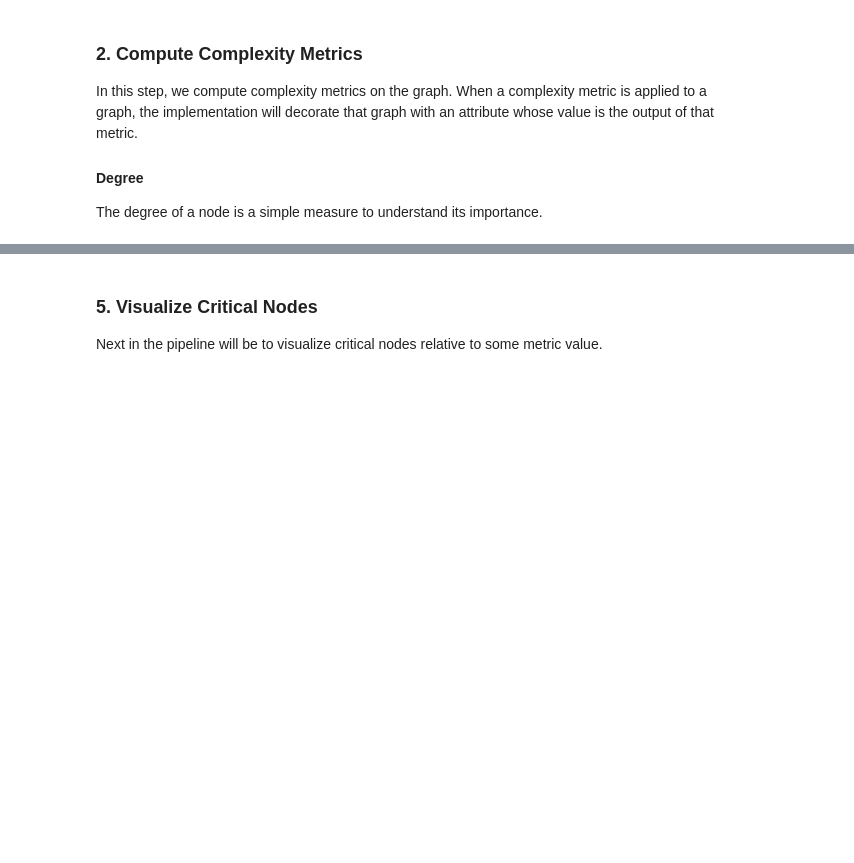
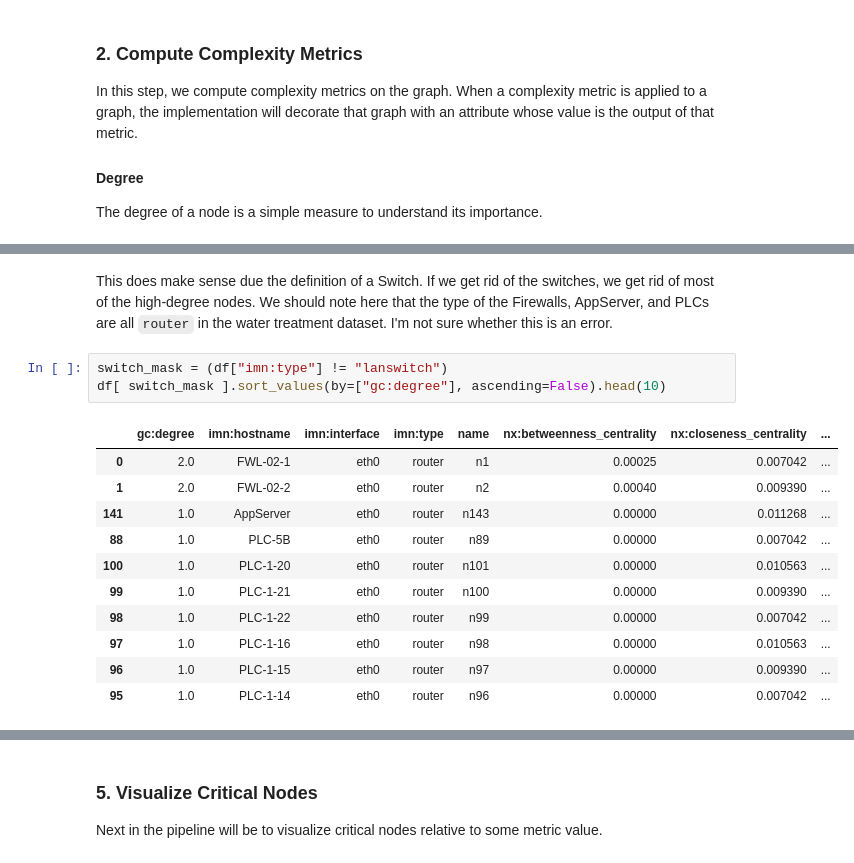
Before and after one commit to ITI/cptl-models, a Jupyter notebook: doc/CyberComplexity.ipynb, the cells around one changed output, grey strips where cells are left out. Cells and saved outputs as stored; diff of their text form; blank space fills up the shorter version.

```diff
--- a/doc/CyberComplexity.ipynb
+++ b/doc/CyberComplexity.ipynb
@@ -81,0 +141,17 @@ From looking at the diagram above:
+# %% [markdown]
+This does make sense due the definition of a Switch.  If we get rid of the switches, we get rid of most of the high-degree nodes.  We should note here that the type of the Firewalls, AppServer, and PLCs are all `router` in the water treatment dataset.  I'm not sure whether this is an error.
+# %%
+switch_mask = (df["imn:type"] != "lanswitch")
+df[ switch_mask ].sort_values(by=["gc:degree"], ascending=False).head(10)
+# %% [output]
+|  | gc:degree | imn:hostname | imn:interface | imn:type | name | nx:betweenness_centrality | nx:closeness_centrality | ... |
+| 0 | 2.0 | FWL-02-1 | eth0 | router | n1 | 0.00025 | 0.007042 | ... |
+| 1 | 2.0 | FWL-02-2 | eth0 | router | n2 | 0.00040 | 0.009390 | ... |
+| 141 | 1.0 | AppServer | eth0 | router | n143 | 0.00000 | 0.011268 | ... |
+| 88 | 1.0 | PLC-5B | eth0 | router | n89 | 0.00000 | 0.007042 | ... |
+| 100 | 1.0 | PLC-1-20 | eth0 | router | n101 | 0.00000 | 0.010563 | ... |
+| 99 | 1.0 | PLC-1-21 | eth0 | router | n100 | 0.00000 | 0.009390 | ... |
+| 98 | 1.0 | PLC-1-22 | eth0 | router | n99 | 0.00000 | 0.007042 | ... |
+| 97 | 1.0 | PLC-1-16 | eth0 | router | n98 | 0.00000 | 0.010563 | ... |
+| 96 | 1.0 | PLC-1-15 | eth0 | router | n97 | 0.00000 | 0.009390 | ... |
+| 95 | 1.0 | PLC-1-14 | eth0 | router | n96 | 0.00000 | 0.007042 | ... |
```
Also changed, not shown: parts of 30 cells of this notebook, 2 other files.
